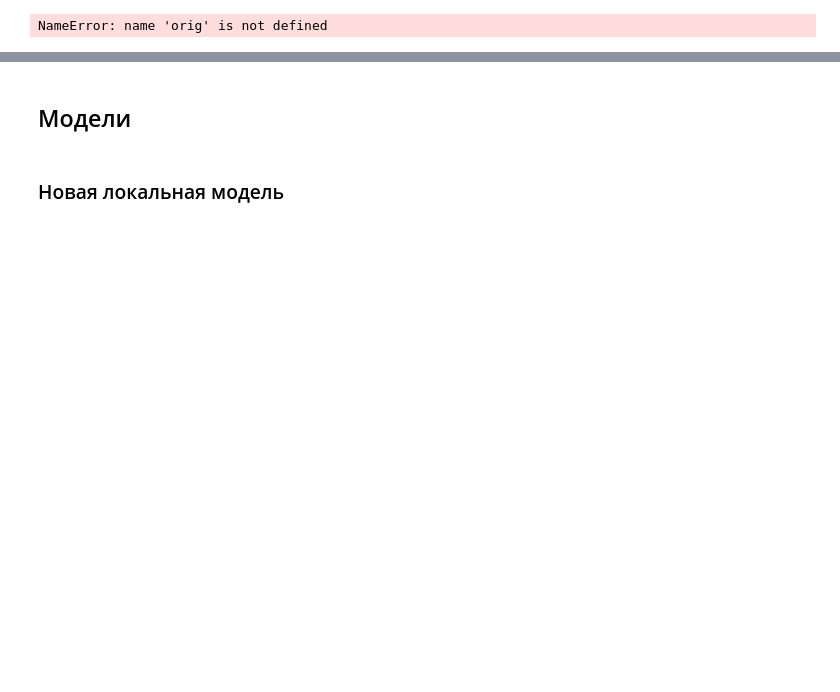
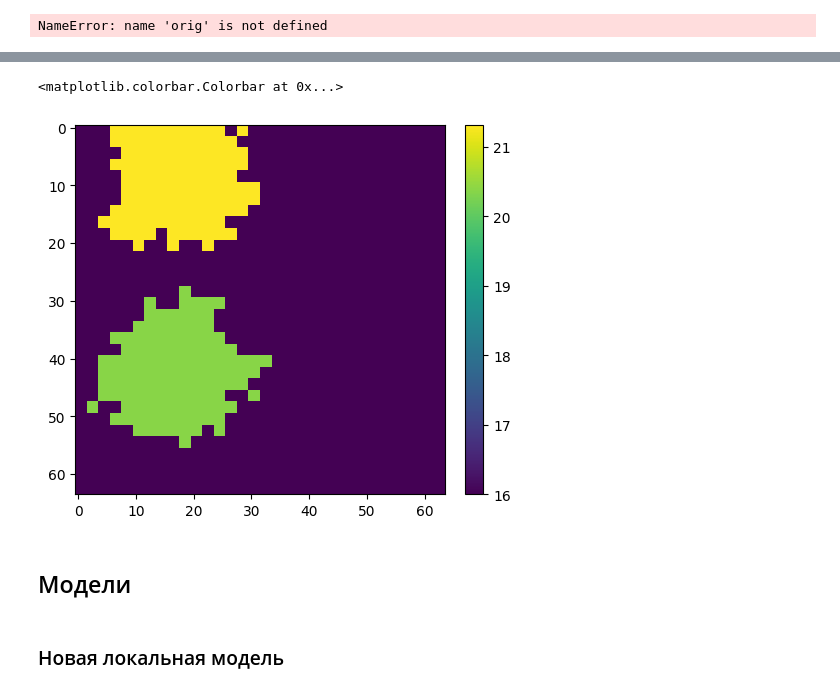
Before and after one commit to medaldev/DenoisingCNN, a Jupyter notebook: notebooks/denoise/uvych_matrix_denoising.ipynb, the cells around one changed output, grey strips where cells are left out. Drawn from its saved outputs; the diff is of its cells as text; code cells hidden in the pictures; blank space fills up the shorter version.

```diff
--- a/notebooks/denoise/uvych_matrix_denoising.ipynb
+++ b/notebooks/denoise/uvych_matrix_denoising.ipynb
@@ -89,3 +122,10 @@ plt.colorbar(im, orientation='vertical', fraction=0.046, pad=0.04)
+# %%
+import matplotlib.pyplot as plt
+im = plt.imshow(env.train_target_loader[0][8][0].cpu().detach().numpy())
+plt.colorbar(im, orientation='vertical', fraction=0.046, pad=0.04)
+# %% [output]
+<matplotlib.colorbar.Colorbar at 0x...>
+[figure, added]
 # %% [markdown]
 ## Модели
 # %% [markdown]
```
Also changed, not shown: parts of 22 cells of this notebook, 4 other files.
